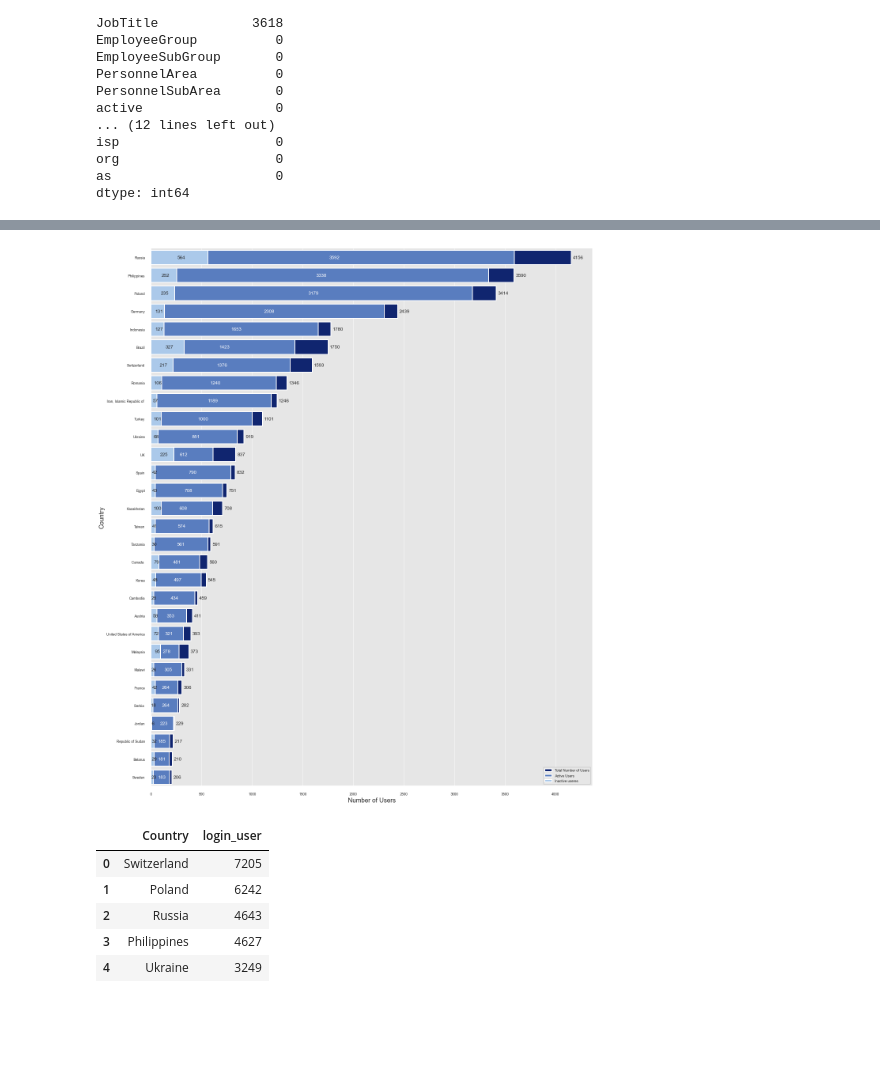
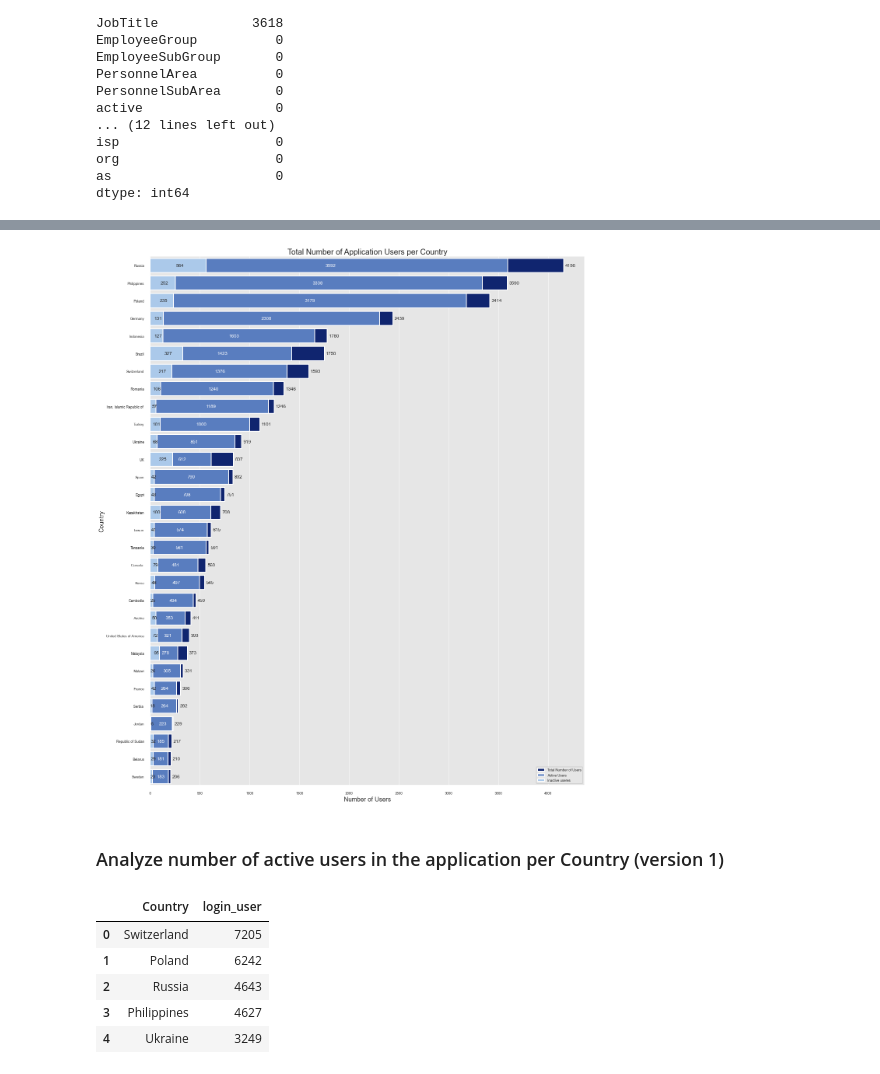
Before and after one commit to RafZel/NYCDSA_Project_1, a Jupyter notebook: project_1.ipynb, the cells around one changed output, grey strips where cells are left out. Saved outputs shown, nothing was run; the diff lists cells and outputs as text; code cells hidden in the pictures; blank space fills up the shorter version.

```diff
--- a/project_1.ipynb
+++ b/project_1.ipynb
@@ -1063,26 +838,28 @@ df_company_users_country = df_company_users_country.reset_index()
 # %%
 fig1, ax = plt.subplots(figsize=(20,25))
 sns.set_style('darkgrid', {'axes.facecolor':'.9'})
 sns.set_context("poster", font_scale = .4, rc={"grid.linewidth": 0.9})
 
 s1 = sns.set_color_codes('dark')
 s1 = sns.barplot(x = 'Total Number of Users', y = 'Country', data=df_company_users_country.head(30), label='Total Number of Users', color='b')
 
 s2 = sns.set_color_codes('muted')
 s2 = sns.barplot(x = 'Active Users', y = 'Country', data=df_company_users_country.head(30), label='Active Users', color='b')
 
 s3 = sns.set_color_codes('pastel')
 s3 = sns.barplot(x = 'Inactive Users', y = 'Country', data=df_company_users_country.head(30), label='Inactive useres', color='b')
 
 ax.bar_label(ax.containers[0], fmt='%.0f', padding=4, fontsize=12)
 ax.bar_label(ax.containers[1], fmt='%.0f', label_type='center', padding=4, fontsize=12, color='w')
 ax.bar_label(ax.containers[2], fmt='%.0f', label_type='center', padding=4, fontsize=12)
 
-
+ax.set_title('Total Number of Application Users per Country', fontsize=20)
 ax.set_ylabel('Country', fontsize=16)
 ax.set_xlabel('Number of Users', fontsize=16)
 ax.legend(ncol=1, loc="best", frameon=True)
 sns.despine(left=True)
 # %% [output]
-[figure, old version]
+[figure, new version]
+# %% [markdown]
+### Analyze number of active users in the application per Country (version 1)
 # %%
```
Also changed, not shown: parts of 103 cells of this notebook.
